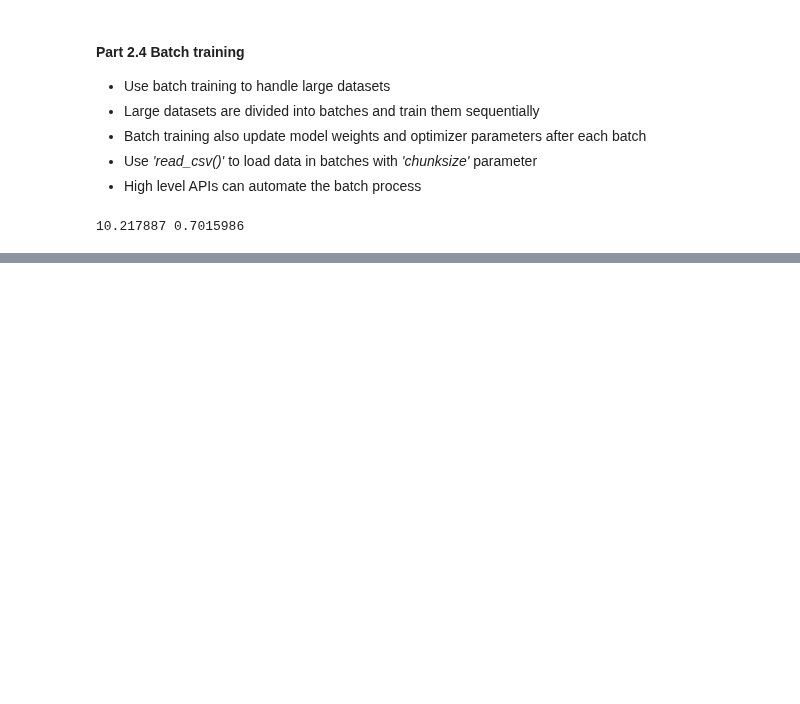
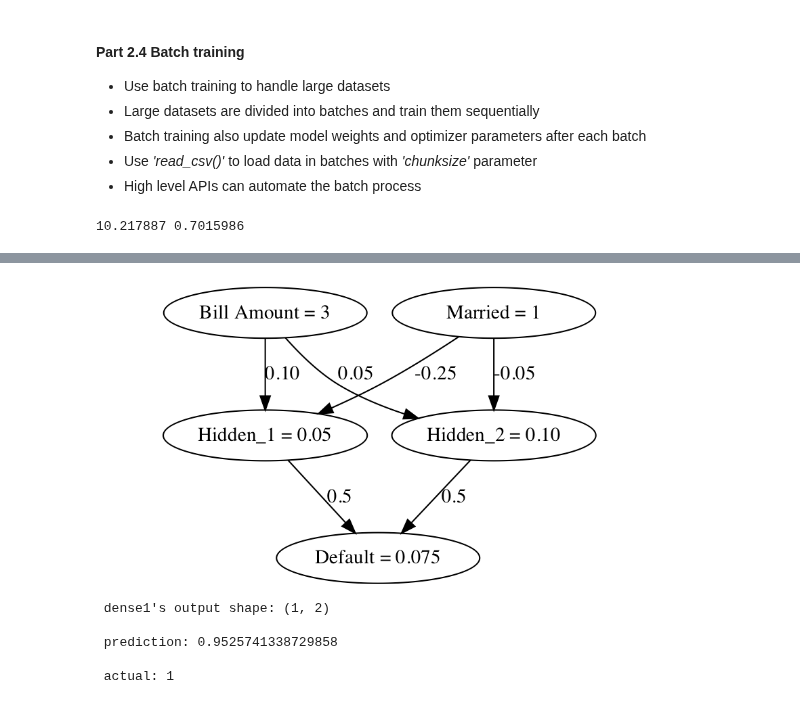
Before and after one commit to GuoweiYang19891101/datacamp_machine_learning_scientist_python, a Jupyter notebook: 14_intro_tensorflow.ipynb, the cells around one changed output, grey strips where cells are left out. Saved outputs shown, nothing was run; the diff lists cells and outputs as text; code cells hidden in the pictures; blank space fills up the shorter version.

```diff
--- a/14_intro_tensorflow.ipynb
+++ b/14_intro_tensorflow.ipynb
@@ -663,0 +671,47 @@ print(intercept.numpy(), slope.numpy())
+# %%
+# display image
+
+from IPython import display
+display.Image("Images/14_neural_network.PNG")
+# %% [output]
+[figure, added]
+# %%
+# Code for part 3.1
+
+# the linear algebra of dense layers
+# use low-level linear algebra to construct layers
+import numpy as np
+from tensorflow import Variable, ones, matmul, keras
+
+# get inputs
+borrower_features = np.array([[2., 2., 43.]], np.float32)
+# print(borrower_features.shape)
+
+# initialize bias1 and weights as 3x2 variable of ones
+bias1 = Variable(1.0)
+weights1 = Variable(ones((3, 2)))
+
+# perform matrix multiplication
+product1 = matmul(borrower_features, weights1)
+
+# apply sigmoid activation
+dense1 = keras.activations.sigmoid(product1 + bias1)
+print("\n dense1's output shape: {}".format(dense1.shape))
+
+# initialize bias2 and weights2
+bias2 = Variable(1.0)
+weights2 = Variable(ones((2,1)))
+
+# perform matrix multiplication
+product2 = matmul(dense1, weights2)
+
+# apply activation
+prediction = keras.activations.sigmoid(product2 + bias2)
+print('\n prediction: {}'.format(prediction.numpy()[0,0]))
+print('\n actual: 1')
+# %% [output]
+ dense1's output shape: (1, 2)
+
+ prediction: 0.9525741338729858
+
+ actual: 1
```
Also changed, not shown: parts of 4 cells of this notebook, 1 other file.
